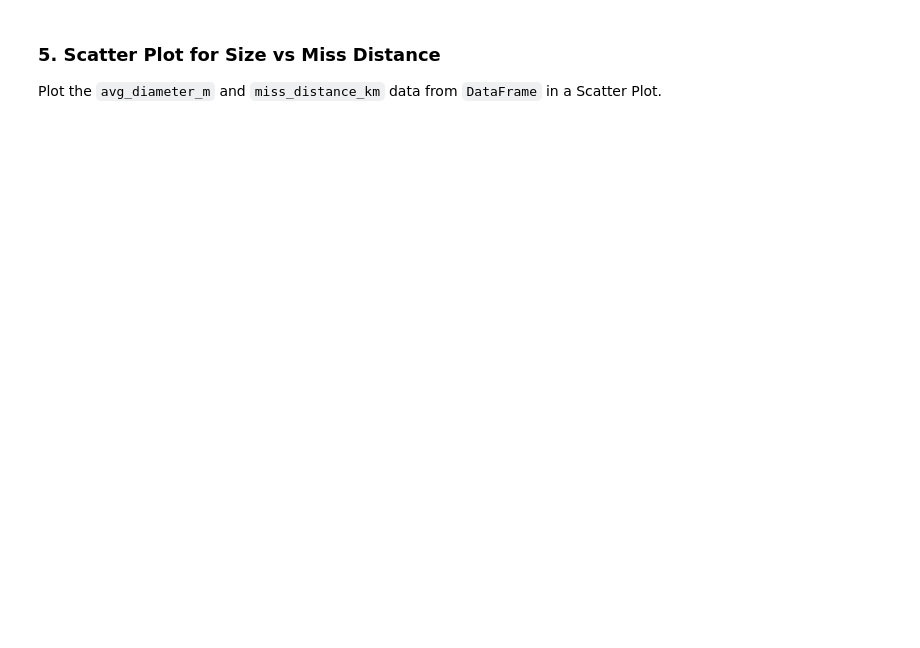
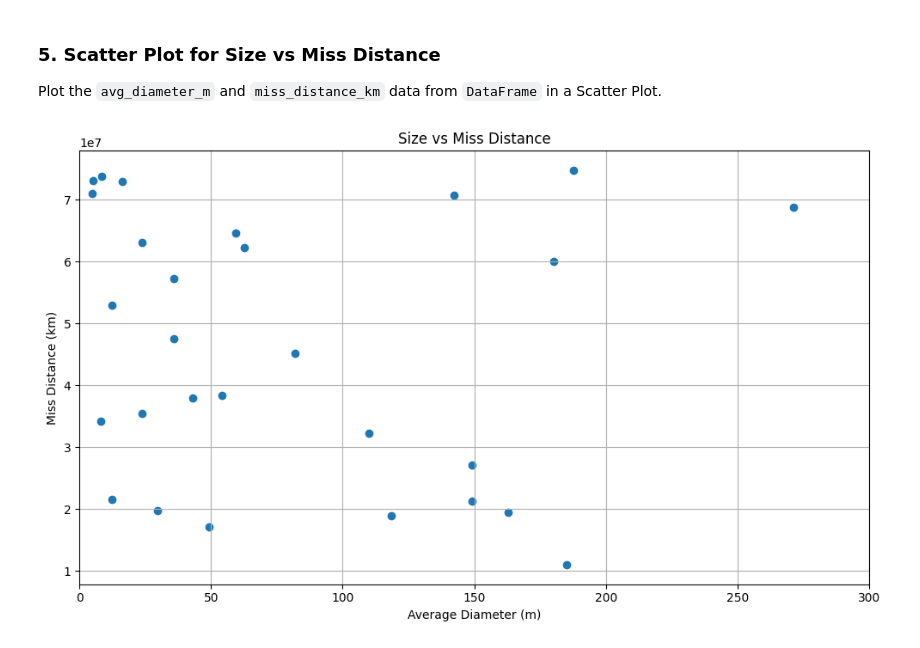
Before and after one commit to marc-sulsenti/EngPythonProject, a Jupyter notebook: main.ipynb, the cells around one changed output. Cells and saved outputs as stored; diff of their text form; code cells hidden in the pictures; blank space fills up the shorter version.

Commit message:
Data Update + Scatter Plot

```diff
--- a/main.ipynb
+++ b/main.ipynb
@@ -121,3 +122,20 @@ df.head()
 ### 5. Scatter Plot for Size vs Miss Distance
 
 Plot the `avg_diameter_m` and `miss_distance_km` data from `DataFrame` in a Scatter Plot.
+# %%
+plt.figure(figsize=(10, 6))
+
+scatter = plt.scatter(
+    df['avg_diameter_m'],
+    df['miss_distance_km']
+)
+
+plt.xlabel('Average Diameter (m)')
+plt.ylabel('Miss Distance (km)')
+plt.title('Size vs Miss Distance')
+plt.grid(True)
+plt.xlim(0, 300)
+plt.tight_layout()
+plt.show()
+# %% [output]
+[figure, added]
```
Also changed, not shown: parts of 4 cells of this notebook, 1 other file.
